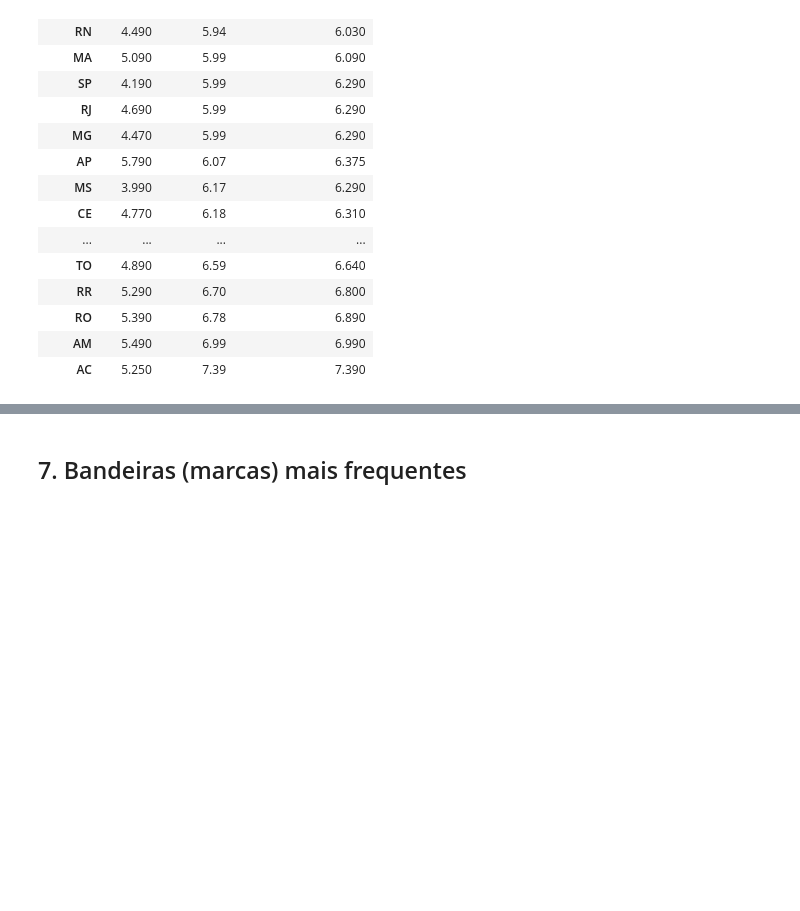
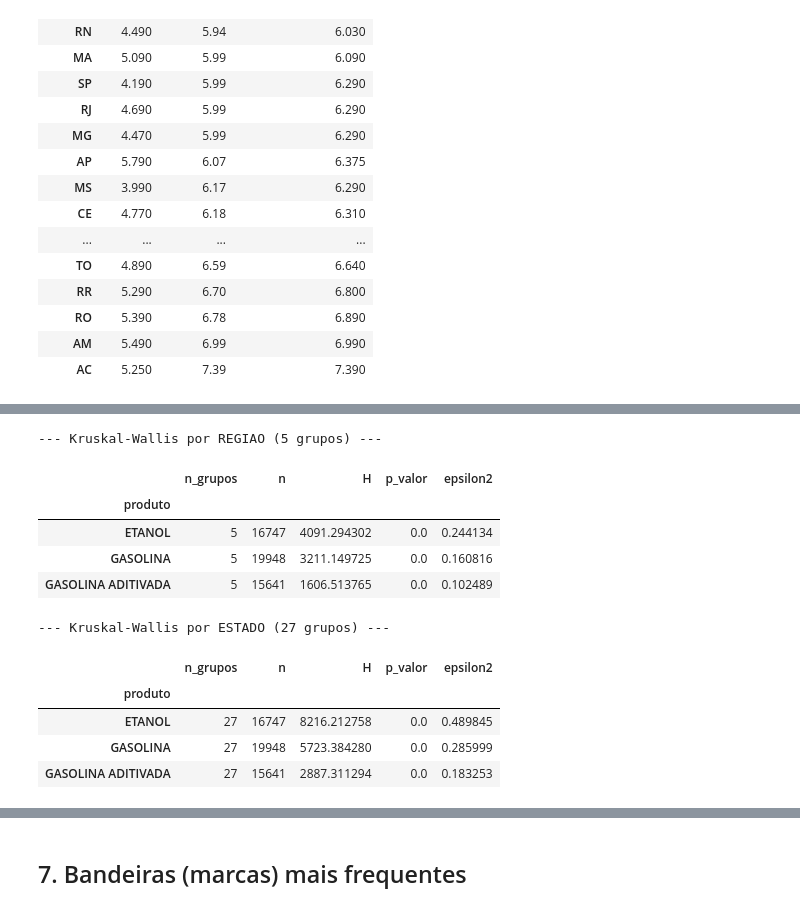
Before and after one commit to ejunior029/anp-fuel-price-anomaly-detection, a Jupyter notebook: notebooks/01_EDA.ipynb, the cells around one changed output, grey strips where cells are left out. Cells and saved outputs as stored; diff of their text form; code cells hidden in the pictures; blank space fills up the shorter version.

```diff
--- a/notebooks/01_EDA.ipynb
+++ b/notebooks/01_EDA.ipynb
@@ -205,0 +256,32 @@ mediana_estado
+# %%
+def kruskal_por_coluna(df, coluna_grupo):
+    """Roda Kruskal-Wallis de valor_venda por `coluna_grupo`, separadamente para
+    cada produto, e devolve H, p-valor e o tamanho de efeito epsilon-quadrado."""
+    linhas = []
+    for produto, sub in df.groupby('produto'):
+        grupos = [g['valor_venda'].to_numpy() for _, g in sub.groupby(coluna_grupo)]
+        h, p = stats.kruskal(*grupos)
+        k, n = len(grupos), len(sub)
+        epsilon2 = (h - k + 1) / (n - k)
+        linhas.append({'produto': produto, 'n_grupos': k, 'n': n, 'H': h, 'p_valor': p, 'epsilon2': epsilon2})
+    return pd.DataFrame(linhas).set_index('produto')
+
+
+print('--- Kruskal-Wallis por REGIAO (5 grupos) ---')
+display(kruskal_por_coluna(df, 'regiao'))
+
+print('--- Kruskal-Wallis por ESTADO (27 grupos) ---')
+display(kruskal_por_coluna(df, 'estado'))
+# %% [output]
+--- Kruskal-Wallis por REGIAO (5 grupos) ---
+|  | n_grupos | n | H | p_valor | epsilon2 |
+| produto |  |  |  |  |  |
+| ETANOL | 5 | 16747 | 4091.294302 | 0.0 | 0.244134 |
+| GASOLINA | 5 | 19948 | 3211.149725 | 0.0 | 0.160816 |
+| GASOLINA ADITIVADA | 5 | 15641 | 1606.513765 | 0.0 | 0.102489 |
+--- Kruskal-Wallis por ESTADO (27 grupos) ---
+|  | n_grupos | n | H | p_valor | epsilon2 |
+| produto |  |  |  |  |  |
+| ETANOL | 27 | 16747 | 8216.212758 | 0.0 | 0.489845 |
+| GASOLINA | 27 | 19948 | 5723.384280 | 0.0 | 0.285999 |
+| GASOLINA ADITIVADA | 27 | 15641 | 2887.311294 | 0.0 | 0.183253 |
```
Also changed, not shown: parts of 19 cells of this notebook, 1 other file.
